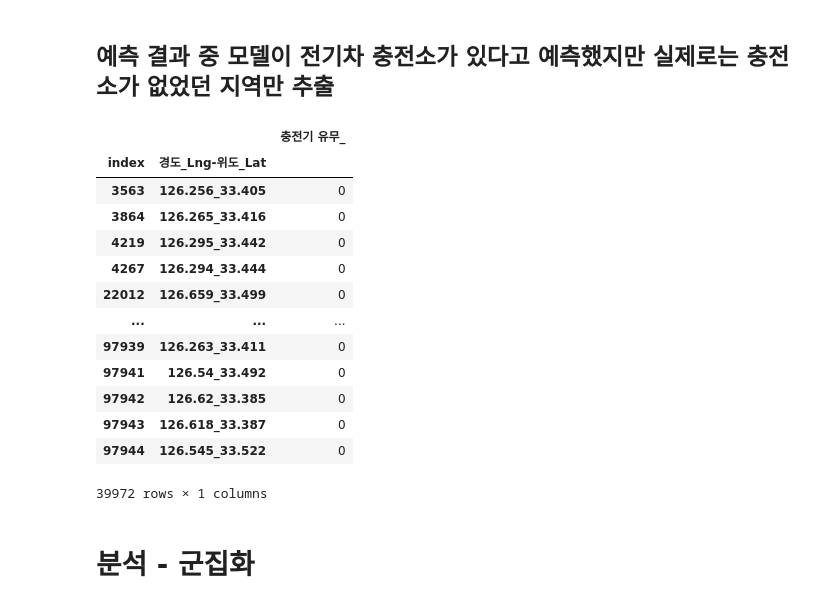
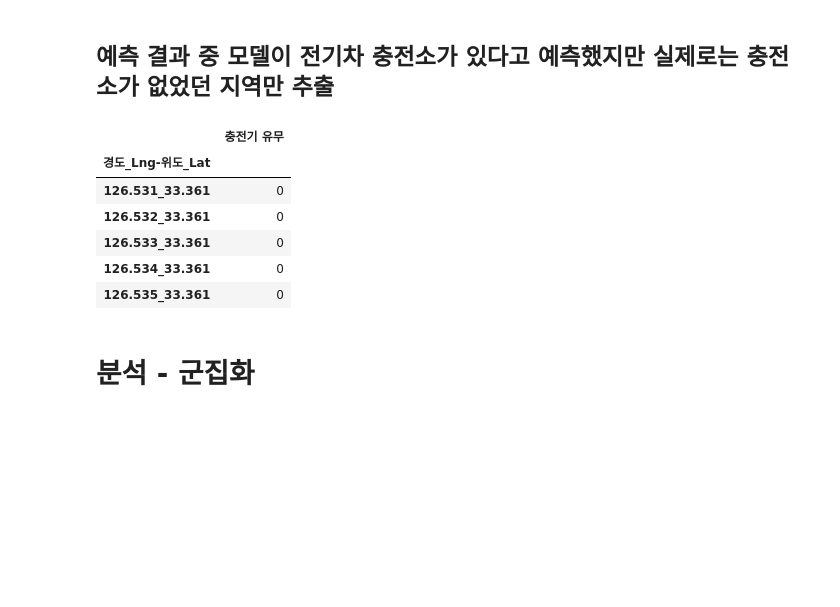
Before and after one commit to jhs-164179/data_project, a Jupyter notebook: machine-learning.ipynb, the cells around one changed output. Drawn from its saved outputs; the diff is of its cells as text; code cells hidden in the pictures; blank space fills up the shorter version.

```diff
--- a/machine-learning.ipynb
+++ b/machine-learning.ipynb
@@ -405,30 +314,21 @@ recall: 0.8136842105263158
 # %% [markdown]
 ## 예측 결과 중 모델이 전기차 충전소가 있다고 예측했지만 실제로는 충전소가 없었던 지역만 추출
 # %%
-df_pred=pd.DataFrame(pred,index=x_final.index)
+df_pred=pd.DataFrame(pred,index=x_final.index,columns=['충전기 유무'])
-# %%
-df_pred.rename(columns={0:'충전기 유무_'},inplace=True)
 # %%
-df_real=pd.DataFrame(y_final)
+df_real=pd.DataFrame(y_final,columns=['충전기 유무'])
 # %%
-df_clustering=df_real[np.logical_and(df_real['충전기 유무_']==0,df_pred['충전기 유무_']==1)]
+df_clustering=df_real[np.logical_and(df_real['충전기 유무']==0,df_pred['충전기 유무']==1)]
 # %%
-df_clustering
+df_clustering.head()
 # %% [output]
-|  |  | 충전기 유무_ |
-| index | 경도_Lng-위도_Lat |  |
-| 3563 | 126.256_33.405 | 0 |
-| 3864 | 126.265_33.416 | 0 |
-| 4219 | 126.295_33.442 | 0 |
-| 4267 | 126.294_33.444 | 0 |
-| 22012 | 126.659_33.499 | 0 |
-| ... | ... | ... |
-| 97939 | 126.263_33.411 | 0 |
-| 97941 | 126.54_33.492 | 0 |
-| 97942 | 126.62_33.385 | 0 |
-| 97943 | 126.618_33.387 | 0 |
-| 97944 | 126.545_33.522 | 0 |
+|  | 충전기 유무 |
+| 경도_Lng-위도_Lat |  |
+| 126.531_33.361 | 0 |
+| 126.532_33.361 | 0 |
+| 126.533_33.361 | 0 |
+| 126.534_33.361 | 0 |
+| 126.535_33.361 | 0 |
-39972 rows × 1 columns
 # %% [markdown]
 # 분석 - 군집화
 # %%
```
Also changed, not shown: parts of 93 cells of this notebook, 3 other files.
